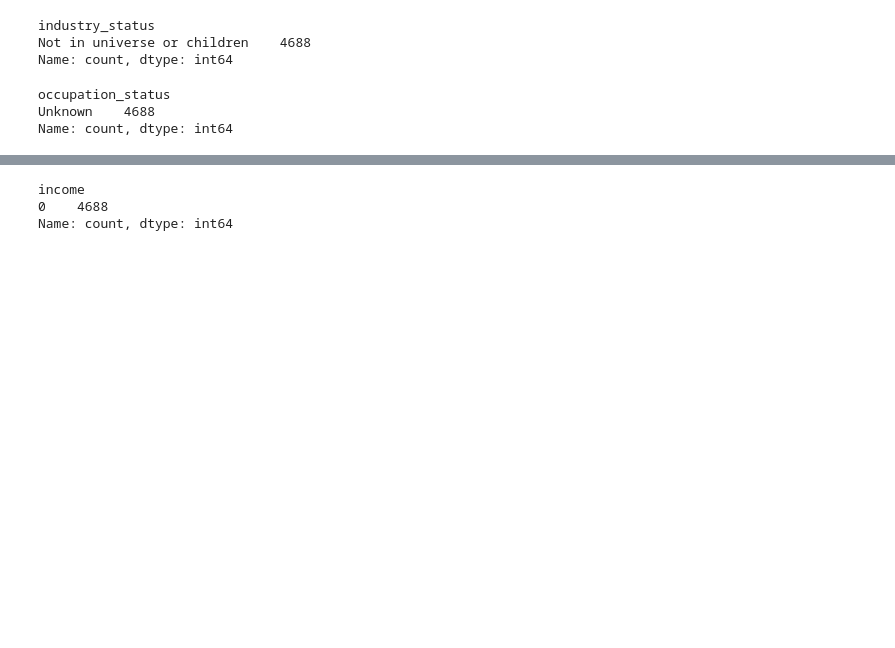
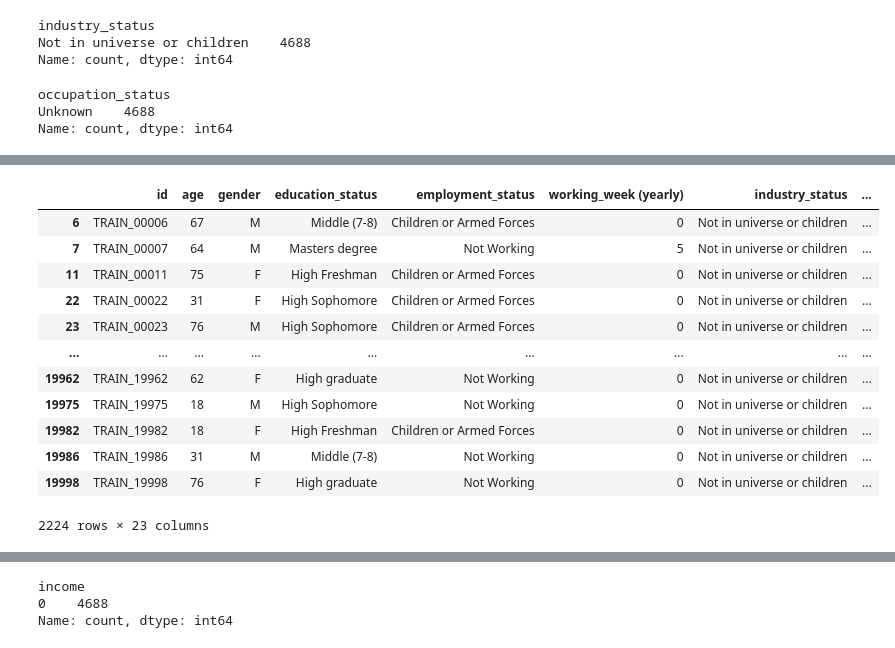
Before and after one commit to benidjor/income-prediction-dacon, a Jupyter notebook: preprocessing-income-prediction.ipynb, the cells around one changed output, grey strips where cells are left out. Drawn from its saved outputs; the diff is of its cells as text; code cells hidden in the pictures; blank space fills up the shorter version.

```diff
--- a/preprocessing-income-prediction.ipynb
+++ b/preprocessing-income-prediction.ipynb
@@ -331,0 +382,17 @@ Name: count, dtype: int64
+# %%
+# 18세 이상 (성인)인데 occupation_status가 Unknown인 사람들 (2224먕)
+train_df[(train_df.age>=18) & (train_df.occupation_status=="Unknown")]
+# %% [output]
+|  | id | age | gender | education_status | employment_status | working_week (yearly) | industry_status | ... |
+| 6 | TRAIN_00006 | 67 | M | Middle (7-8) | Children or Armed Forces | 0 | Not in universe or children | ... |
+| 7 | TRAIN_00007 | 64 | M | Masters degree | Not Working | 5 | Not in universe or children | ... |
+| 11 | TRAIN_00011 | 75 | F | High Freshman | Children or Armed Forces | 0 | Not in universe or children | ... |
+| 22 | TRAIN_00022 | 31 | F | High Sophomore | Children or Armed Forces | 0 | Not in universe or children | ... |
+| 23 | TRAIN_00023 | 76 | M | High Sophomore | Children or Armed Forces | 0 | Not in universe or children | ... |
+| ... | ... | ... | ... | ... | ... | ... | ... | ... |
+| 19962 | TRAIN_19962 | 62 | F | High graduate | Not Working | 0 | Not in universe or children | ... |
+| 19975 | TRAIN_19975 | 18 | M | High Sophomore | Not Working | 0 | Not in universe or children | ... |
+| 19982 | TRAIN_19982 | 18 | F | High Freshman | Children or Armed Forces | 0 | Not in universe or children | ... |
+| 19986 | TRAIN_19986 | 31 | M | Middle (7-8) | Not Working | 0 | Not in universe or children | ... |
+| 19998 | TRAIN_19998 | 76 | F | High graduate | Not Working | 0 | Not in universe or children | ... |
+2224 rows × 23 columns
```
Also changed, not shown: parts of 7 cells of this notebook.
